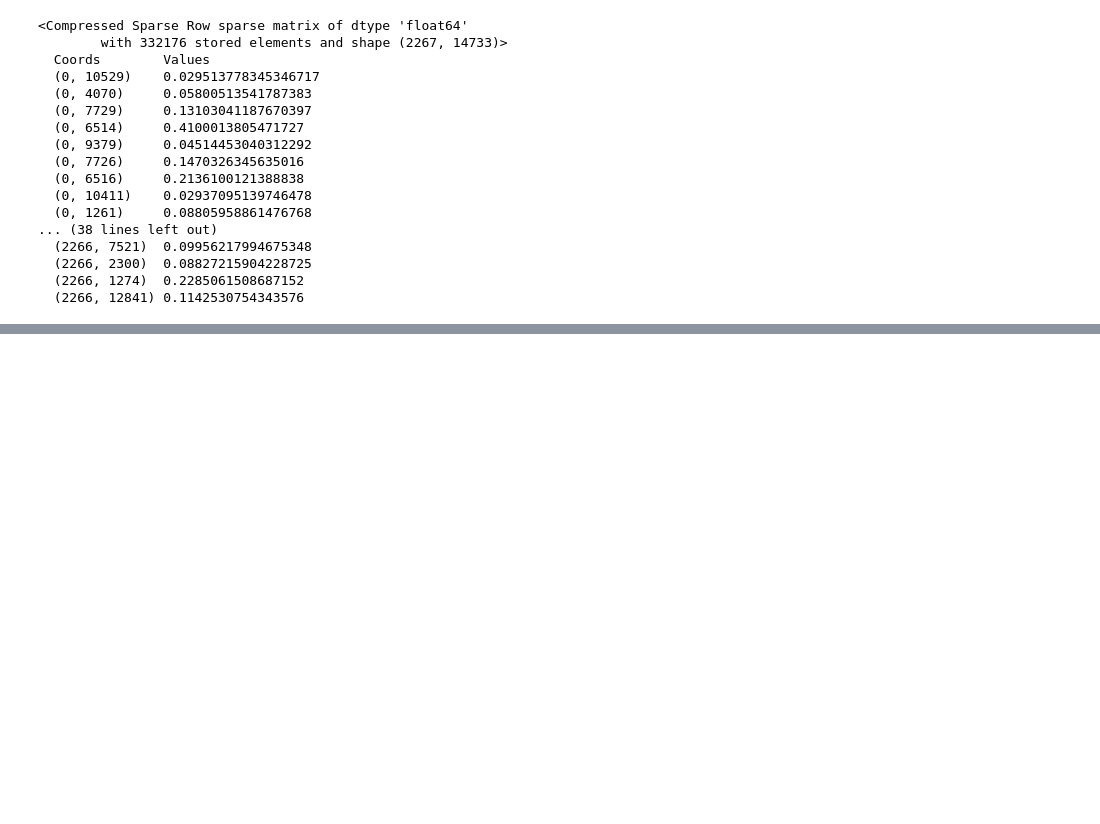
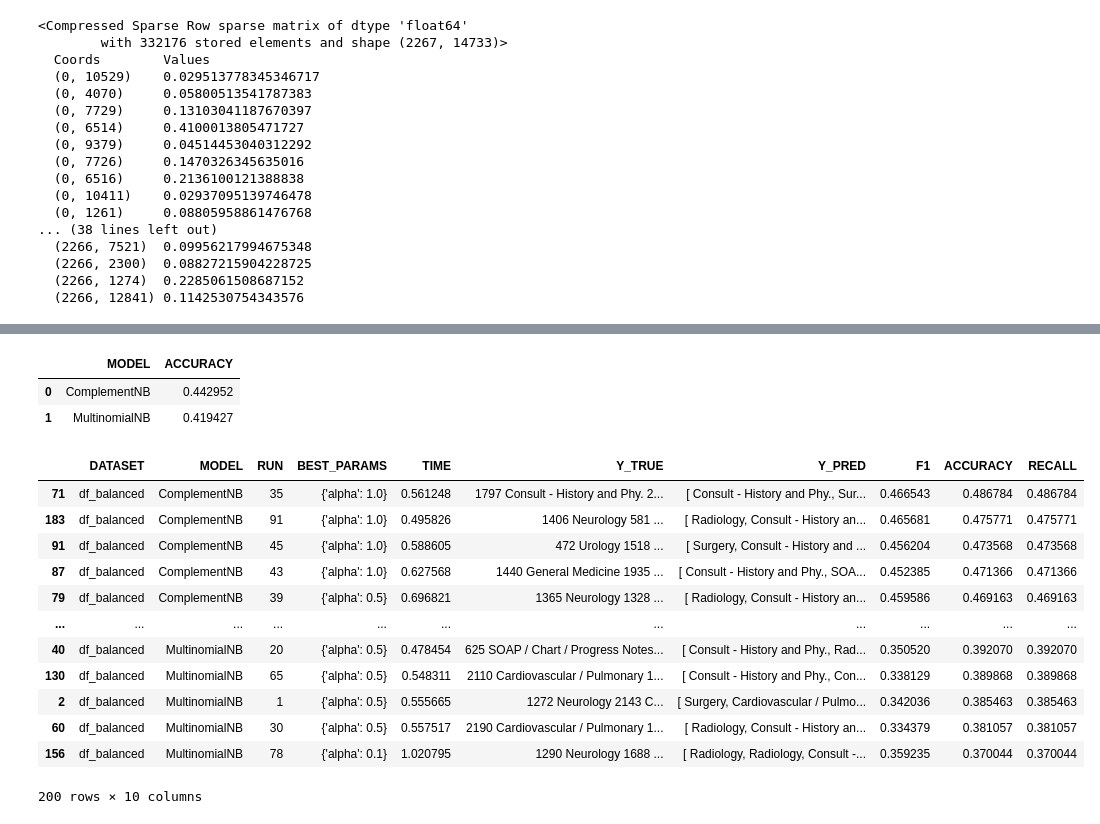
Before and after one commit to italorosq/Deep-learning-e-Saude, a Jupyter notebook: Notebooks/notebookprincipal.ipynb, the cells around one changed output, grey strips where cells are left out. Drawn from its saved outputs; the diff is of its cells as text; code cells hidden in the pictures; blank space fills up the shorter version.

Commit message:
print melhores parametros

```diff
--- a/Notebooks/notebookprincipal.ipynb
+++ b/Notebooks/notebookprincipal.ipynb
@@ -494,0 +495,26 @@ for run in range(100):
+# %%
+aux=pd.DataFrame(list_models)
+aux.to_csv('C:\\Users\\italo\\Desktop\\SAÚDE E IA\\Database\\resultados_classificadores_nb_balanced_100runs_30folds.csv', index=False)
+# %%
+acc_means = aux.groupby('MODEL')['ACCURACY'].mean().reset_index()
+acc_means
+# %% [output]
+|  | MODEL | ACCURACY |
+| 0 | ComplementNB | 0.442952 |
+| 1 | MultinomialNB | 0.419427 |
+# %%
+aux.sort_values(by='ACCURACY', ascending=False)
+# %% [output]
+|  | DATASET | MODEL | RUN | BEST_PARAMS | TIME | Y_TRUE | Y_PRED | F1 | ACCURACY | RECALL |
+| 71 | df_balanced | ComplementNB | 35 | {'alpha': 1.0} | 0.561248 | 1797 Consult - History and Phy. 2... | [ Consult - History and Phy., Sur... | 0.466543 | 0.486784 | 0.486784 |
+| 183 | df_balanced | ComplementNB | 91 | {'alpha': 1.0} | 0.495826 | 1406 Neurology 581 ... | [ Radiology, Consult - History an... | 0.465681 | 0.475771 | 0.475771 |
+| 91 | df_balanced | ComplementNB | 45 | {'alpha': 1.0} | 0.588605 | 472 Urology 1518 ... | [ Surgery, Consult - History and ... | 0.456204 | 0.473568 | 0.473568 |
+| 87 | df_balanced | ComplementNB | 43 | {'alpha': 1.0} | 0.627568 | 1440 General Medicine 1935 ... | [ Consult - History and Phy., SOA... | 0.452385 | 0.471366 | 0.471366 |
+| 79 | df_balanced | ComplementNB | 39 | {'alpha': 0.5} | 0.696821 | 1365 Neurology 1328 ... | [ Radiology, Consult - History an... | 0.459586 | 0.469163 | 0.469163 |
+| ... | ... | ... | ... | ... | ... | ... | ... | ... | ... | ... |
+| 40 | df_balanced | MultinomialNB | 20 | {'alpha': 0.5} | 0.478454 | 625 SOAP / Chart / Progress Notes... | [ Consult - History and Phy., Rad... | 0.350520 | 0.392070 | 0.392070 |
+| 130 | df_balanced | MultinomialNB | 65 | {'alpha': 0.5} | 0.548311 | 2110 Cardiovascular / Pulmonary 1... | [ Consult - History and Phy., Con... | 0.338129 | 0.389868 | 0.389868 |
+| 2 | df_balanced | MultinomialNB | 1 | {'alpha': 0.5} | 0.555665 | 1272 Neurology 2143 C... | [ Surgery, Cardiovascular / Pulmo... | 0.342036 | 0.385463 | 0.385463 |
+| 60 | df_balanced | MultinomialNB | 30 | {'alpha': 0.5} | 0.557517 | 2190 Cardiovascular / Pulmonary 1... | [ Radiology, Consult - History an... | 0.334379 | 0.381057 | 0.381057 |
+| 156 | df_balanced | MultinomialNB | 78 | {'alpha': 0.1} | 1.020795 | 1290 Neurology 1688 ... | [ Radiology, Radiology, Consult -... | 0.359235 | 0.370044 | 0.370044 |
+200 rows × 10 columns
```
Also changed, not shown: parts of 1 cell of this notebook.
